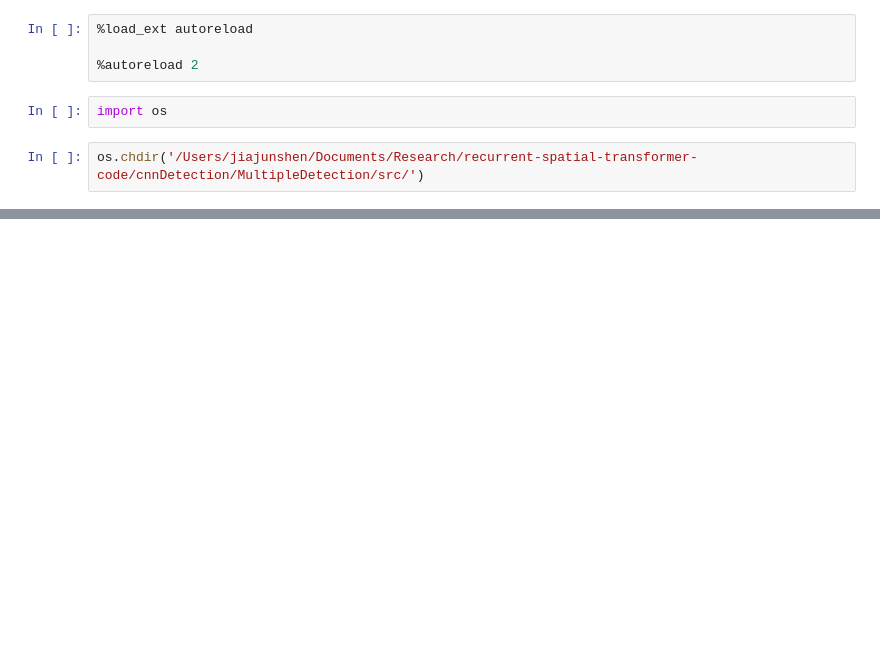
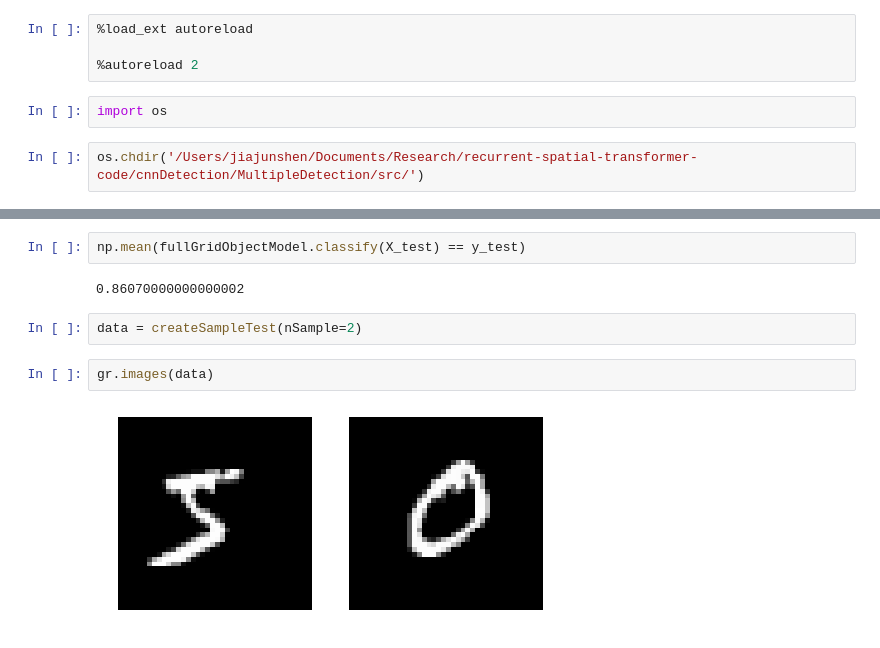
Before and after one commit to jiajunshen/MultipleDetection, a Jupyter notebook: ipythonNotebook/detector.ipynb, the cells around one changed output, grey strips where cells are left out. Saved outputs shown, nothing was run; the diff lists cells and outputs as text; blank space fills up the shorter version.

```diff
--- a/ipythonNotebook/detector.ipynb
+++ b/ipythonNotebook/detector.ipynb
@@ -34,0 +53,10 @@ feature extraction...
+# %%
+np.mean(fullGridObjectModel.classify(X_test) == y_test)
+# %% [output]
+0.86070000000000002
+# %%
+data = createSampleTest(nSample=2)
+# %%
+gr.images(data)
+# %% [output]
+[figure, added]
```
Also changed, not shown: parts of 32 cells of this notebook.
